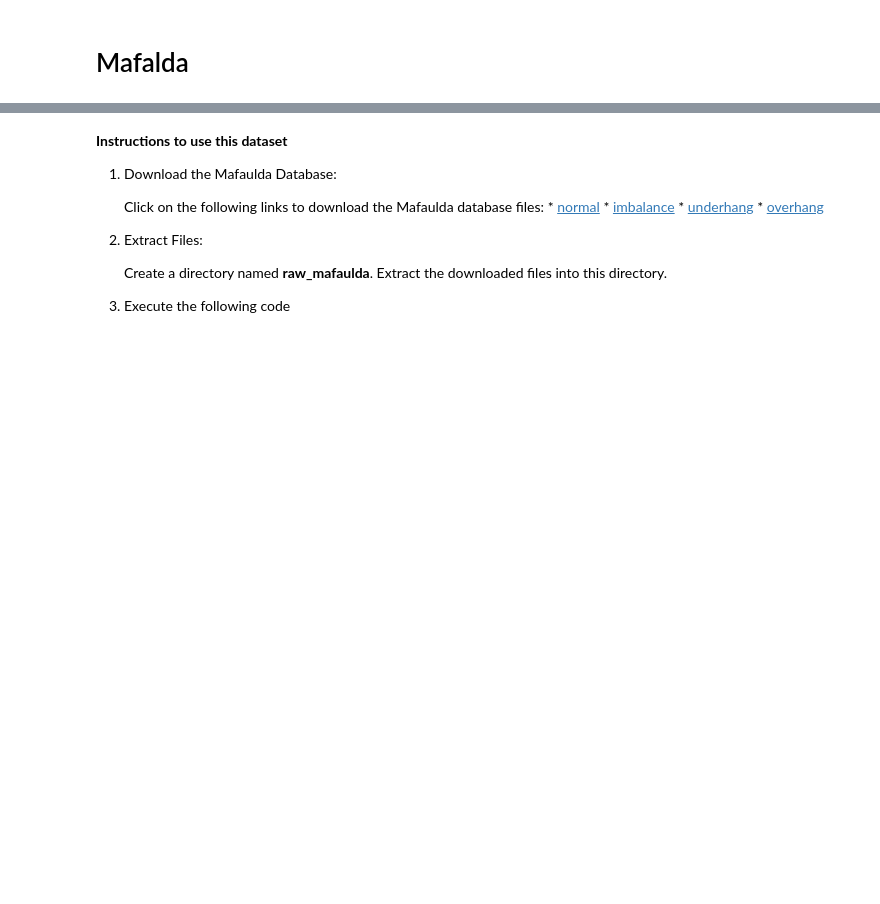
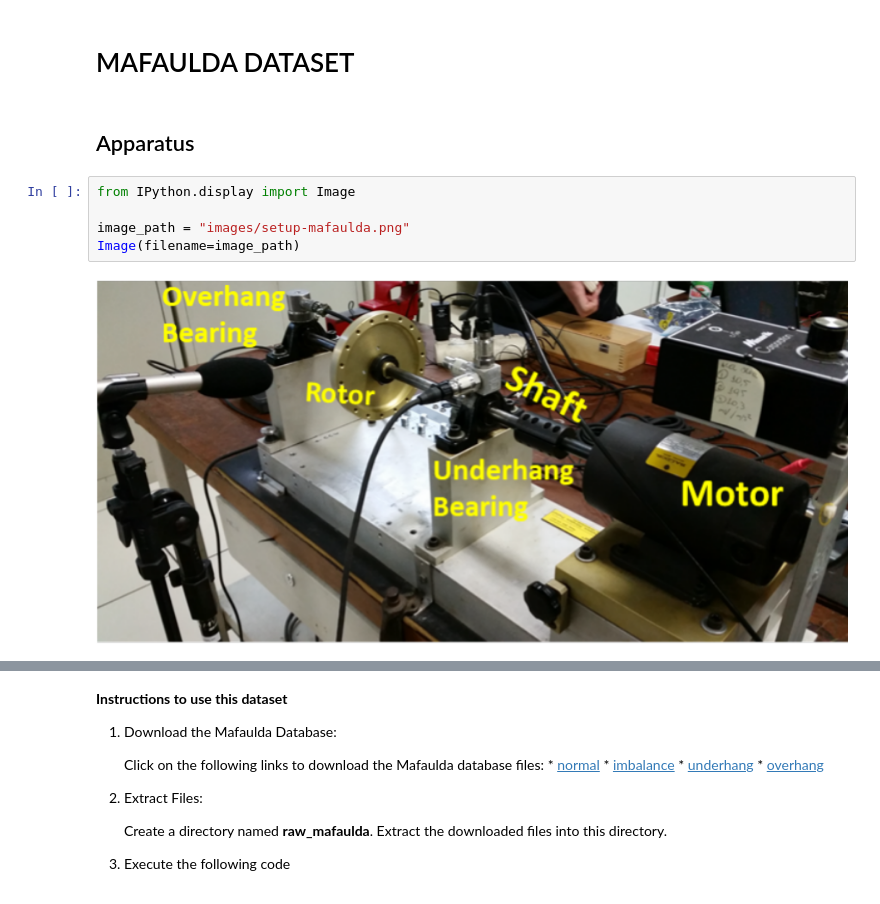
Before and after one commit to fboldt/bearing-fault-diagnosis, a Jupyter notebook: notebook_mafalda.ipynb, the cells around one changed output, grey strips where cells are left out. Saved outputs shown, nothing was run; the diff lists cells and outputs as text; blank space fills up the shorter version.

```diff
--- a/notebook_mafalda.ipynb
+++ b/notebook_mafalda.ipynb
@@ -1,3 +1,12 @@
+# %% [markdown]
+# MAFAULDA DATASET
 # %% [markdown]
-# Mafalda
+## Apparatus
+# %%
+from IPython.display import Image
+
+image_path = "images/setup-mafaulda.png"
+Image(filename=image_path)
+# %% [output]
+[figure, added]
 # %% [markdown]
```
Also changed, not shown: parts of 41 cells of this notebook, 21 other files.
